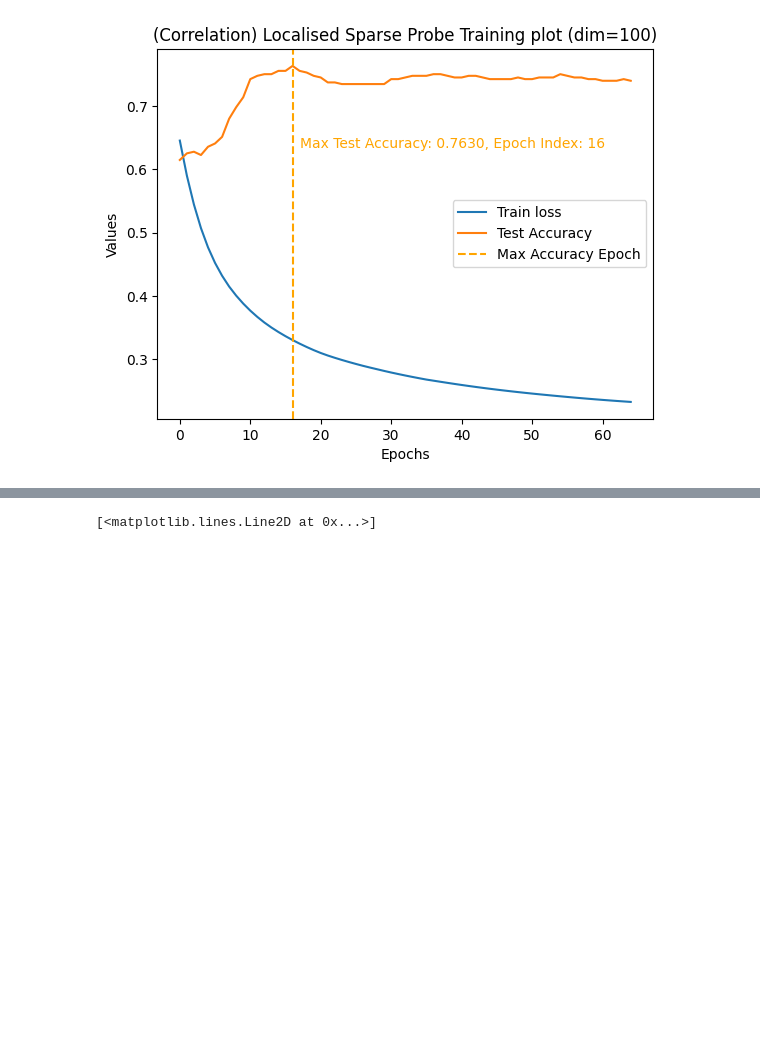
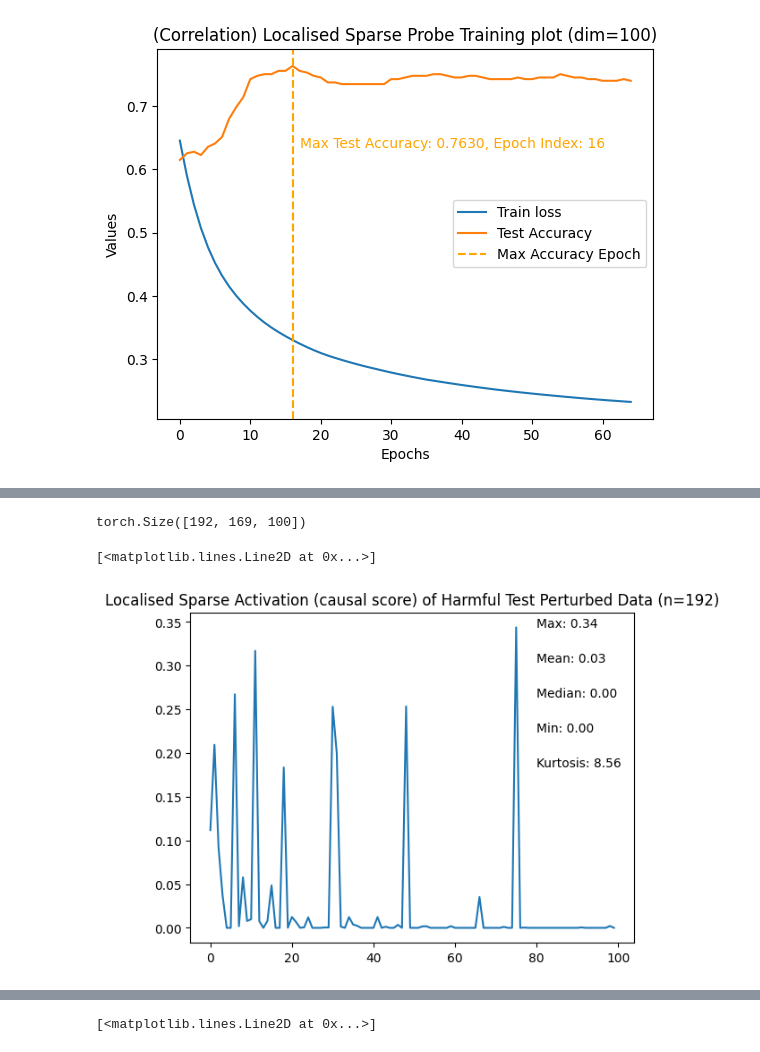
Before and after one commit to xinrose-lin/causal_interp_for_harm_detection, a Jupyter notebook: localised_probe_results.ipynb, the cells around one changed output, grey strips where cells are left out. Cells and saved outputs as stored; diff of their text form; code cells hidden in the pictures; blank space fills up the shorter version.

```diff
--- a/localised_probe_results.ipynb
+++ b/localised_probe_results.ipynb
@@ -580,0 +608,24 @@ Text(0, 0.5, 'Values')
+# %%
+harmful_acts = harmful_acts_test_perturbed[:, :, top_100_causal]
+print(harmful_acts.shape)
+plt.title(f'Localised Sparse Activation (causal score) of Harmful Test Perturbed Data (n={harmful_acts.shape[0]})')
+harmful_data = harmful_acts[:, -1, :].mean(0)
+stats = {
+        "max": harmful_data.max(),
+        "mean": harmful_data.mean(),
+        "median": harmful_data.median(),
+        "min": harmful_data.min(),
+        "kurtosis": kurtosis(harmful_data)
+    }
+# Annotate statistics
+plt.text(80, stats['max'], f"Max: {stats['max']:.2f}", fontsize=10, ha='left')
+plt.text(80, stats['max'] - 0.04, f"Mean: {stats['mean']:.2f}", fontsize=10, ha='left')
+plt.text(80, stats['max'] - 0.08, f"Median: {stats['median']:.2f}", fontsize=10, ha='left')
+plt.text(80, stats['max'] - 0.12, f"Min: {stats['min']:.2f}", fontsize=10, ha='left')
+plt.text(80, stats['max'] - 0.16, f"Kurtosis: {stats['kurtosis']:.2f}", fontsize=10, ha='left')
+
+plt.plot(harmful_acts[:, -1, :].mean(0).detach().numpy())
+# %% [output]
+torch.Size([192, 169, 100])
+[<matplotlib.lines.Line2D at 0x...>]
+[figure, added]
```
Also changed, not shown: parts of 27 cells of this notebook, 1 other file.
